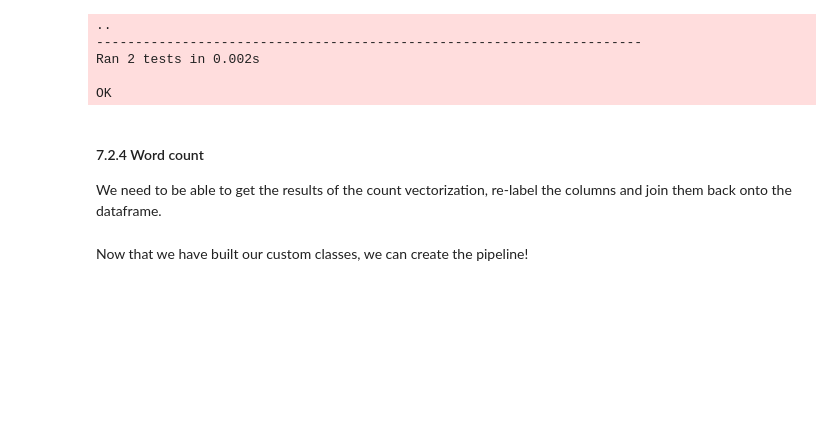
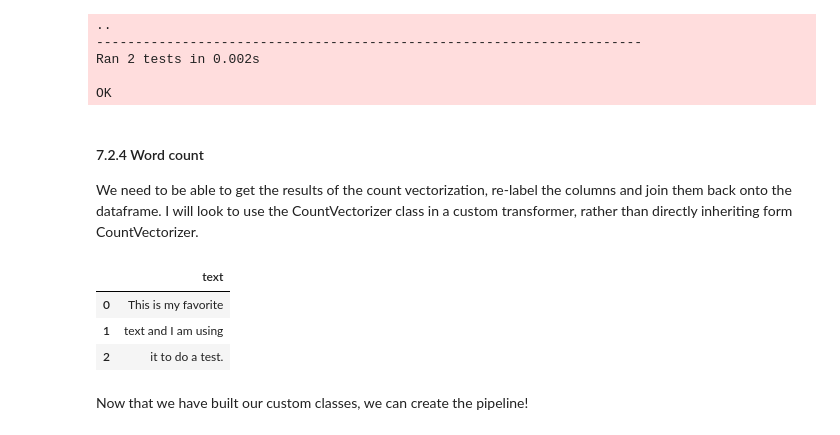
Before and after one commit to rebeccaebarnes/DSND-Project-4, a Jupyter notebook: seattle_airbnb_exploration.ipynb, the cells around one changed output. Cells and saved outputs as stored; diff of their text form; code cells hidden in the pictures; blank space fills up the shorter version.

Commit message:
feat: Create WordCount

```diff
--- a/seattle_airbnb_exploration.ipynb
+++ b/seattle_airbnb_exploration.ipynb
@@ -2081,4 +2081,4 @@ OK
 <a id="word_count"></a>
 #### 7.2.4 Word count
 
-We need to be able to get the results of the count vectorization, re-label the columns and join them back onto the dataframe.
+We need to be able to get the results of the count vectorization, re-label the columns and join them back onto the dataframe. I will look to use the CountVectorizer class in a custom transformer, rather than directly inheriting form CountVectorizer.
@@ -2085,3 +2119,12 @@ We need to be able to get the results of the count vectorization, re-label the c
+# %%
+corpus = pd.DataFrame({'text': ['This is my favorite', 'text and I am using', 'it to do a test.']})
+vectorizer = CountVectorizer()
+corpus
+# %% [output]
+|  | text |
+| 0 | This is my favorite |
+| 1 | text and I am using |
+| 2 | it to do a test. |
 # %% [markdown]
 Now that we have built our custom classes, we can create the pipeline!
 # %% [markdown]
```
Also changed, not shown: parts of 1 cell of this notebook.
